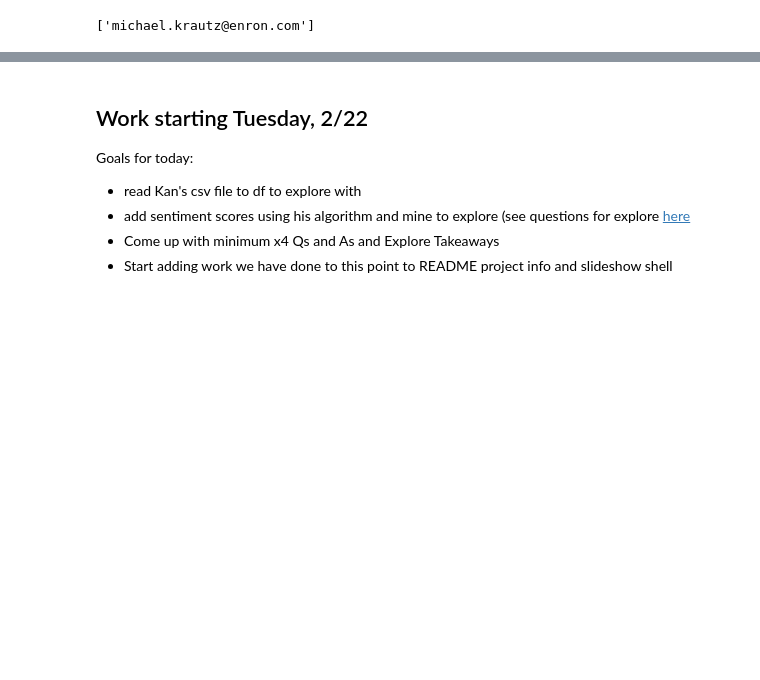
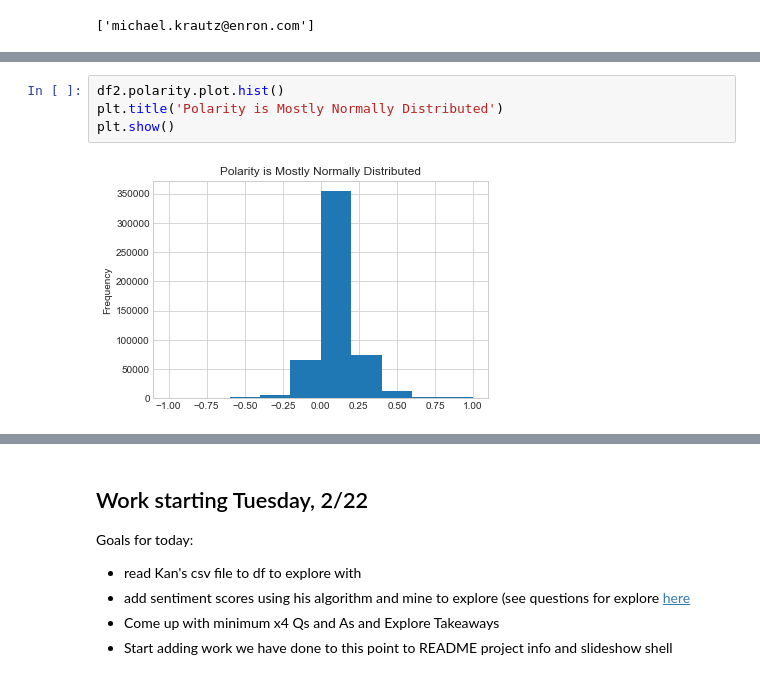
Before and after one commit to Enron-Discussion-NLP/Capstone, a Jupyter notebook: 00_Stephanie/stephanie_working-notebook.ipynb, the cells around one changed output, grey strips where cells are left out. Drawn from its saved outputs; the diff is of its cells as text; blank space fills up the shorter version.

```diff
--- a/00_Stephanie/stephanie_working-notebook.ipynb
+++ b/00_Stephanie/stephanie_working-notebook.ipynb
@@ -361,0 +472,6 @@ sns.relplot(data = df2, x = 'polarity', y = 'subjectivity', hue = 'poi', col = '
+# %%
+df2.polarity.plot.hist()
+plt.title('Polarity is Mostly Normally Distributed')
+plt.show()
+# %% [output]
+[figure, added]
```
Also changed, not shown: parts of 59 cells of this notebook.
